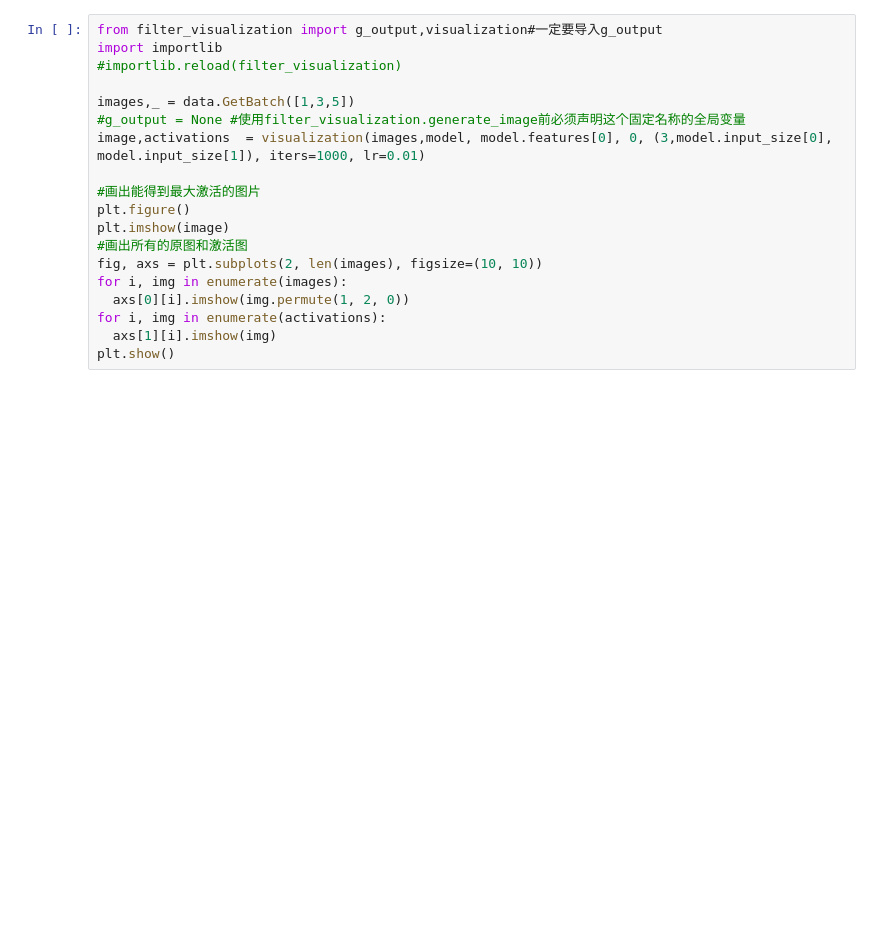
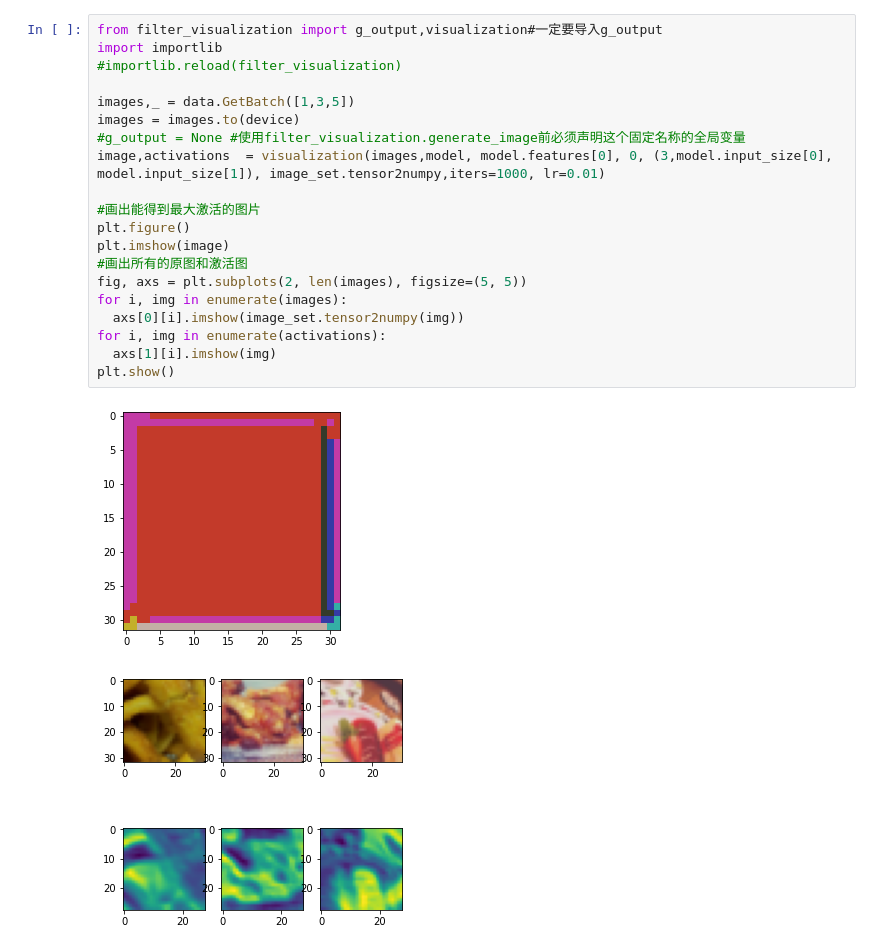
Before and after one commit to gystar/ml_hws, a Jupyter notebook: hw5/main.ipynb, the cells around one changed output. Saved outputs shown, nothing was run; the diff lists cells and outputs as text; blank space fills up the shorter version.

```diff
--- a/hw5/main.ipynb
+++ b/hw5/main.ipynb
@@ -68,22 +76,26 @@ KeyboardInterrupt:
 # %%
 from filter_visualization import g_output,visualization#一定要导入g_output
 import importlib
 #importlib.reload(filter_visualization)
 
 images,_ = data.GetBatch([1,3,5])
+images = images.to(device)
 #g_output = None #使用filter_visualization.generate_image前必须声明这个固定名称的全局变量
-image,activations  = visualization(images,model, model.features[0], 0, (3,model.input_size[0], model.input_size[1]), iters=1000, lr=0.01)
+image,activations  = visualization(images,model, model.features[0], 0, (3,model.input_size[0], model.input_size[1]), image_set.tensor2numpy,iters=1000, lr=0.01)
 
 #画出能得到最大激活的图片
 plt.figure()
 plt.imshow(image)
 #画出所有的原图和激活图
-fig, axs = plt.subplots(2, len(images), figsize=(10, 10))
+fig, axs = plt.subplots(2, len(images), figsize=(5, 5))
 for i, img in enumerate(images):
-  axs[0][i].imshow(img.permute(1, 2, 0))
+  axs[0][i].imshow(image_set.tensor2numpy(img))
 for i, img in enumerate(activations):
   axs[1][i].imshow(img)
 plt.show()
+# %% [output]
+[figure, added]
+[figure, added]
 # %%
 #使用lime来分析model
 import lime
```
Also changed, not shown: parts of 6 cells of this notebook, 5 other files.
